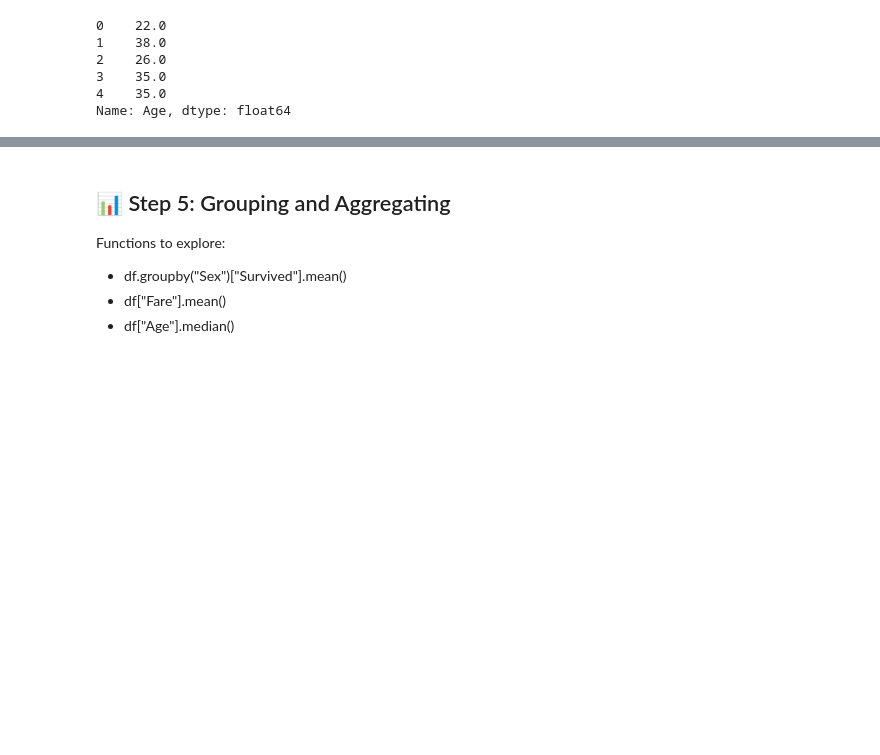
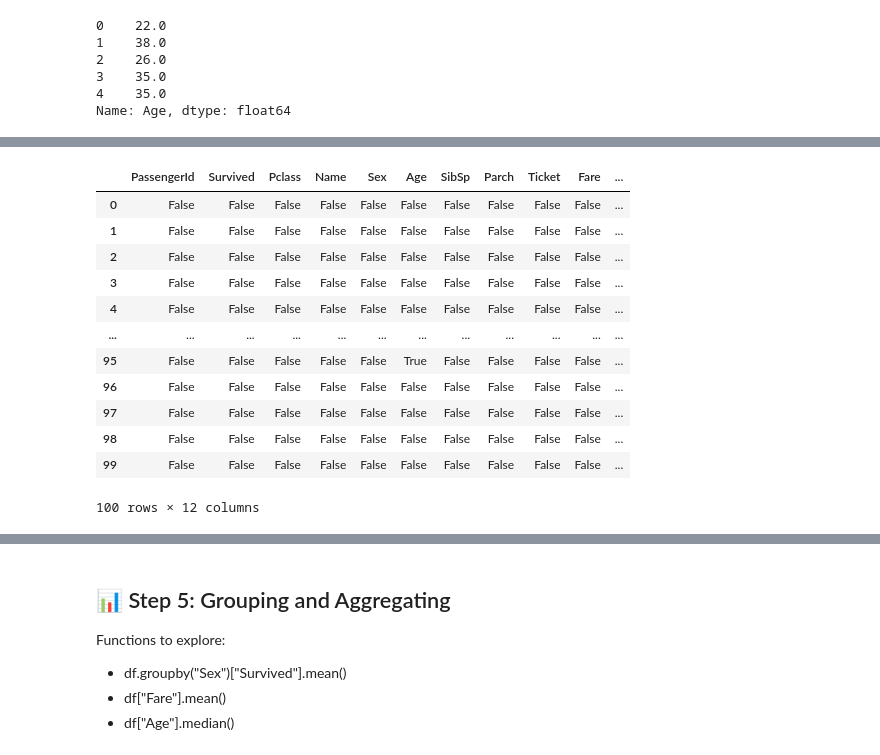
Before and after one commit to EduFergo/titanic-dataset, a Jupyter notebook: Titanic_Pandas_Practice_Notebook.ipynb, the cells around one changed output, grey strips where cells are left out. Drawn from its saved outputs; the diff is of its cells as text; code cells hidden in the pictures; blank space fills up the shorter version.

```diff
--- a/Titanic_Pandas_Practice_Notebook.ipynb
+++ b/Titanic_Pandas_Practice_Notebook.ipynb
@@ -491,0 +517,16 @@ Name: Age, dtype: float64
+# %%
+df.iloc[0:100, :].isna()
+# %% [output]
+|  | PassengerId | Survived | Pclass | Name | Sex | Age | SibSp | Parch | Ticket | Fare | ... |
+| 0 | False | False | False | False | False | False | False | False | False | False | ... |
+| 1 | False | False | False | False | False | False | False | False | False | False | ... |
+| 2 | False | False | False | False | False | False | False | False | False | False | ... |
+| 3 | False | False | False | False | False | False | False | False | False | False | ... |
+| 4 | False | False | False | False | False | False | False | False | False | False | ... |
+| ... | ... | ... | ... | ... | ... | ... | ... | ... | ... | ... | ... |
+| 95 | False | False | False | False | False | True | False | False | False | False | ... |
+| 96 | False | False | False | False | False | False | False | False | False | False | ... |
+| 97 | False | False | False | False | False | False | False | False | False | False | ... |
+| 98 | False | False | False | False | False | False | False | False | False | False | ... |
+| 99 | False | False | False | False | False | False | False | False | False | False | ... |
+100 rows × 12 columns
```
Also changed, not shown: parts of 13 cells of this notebook.
